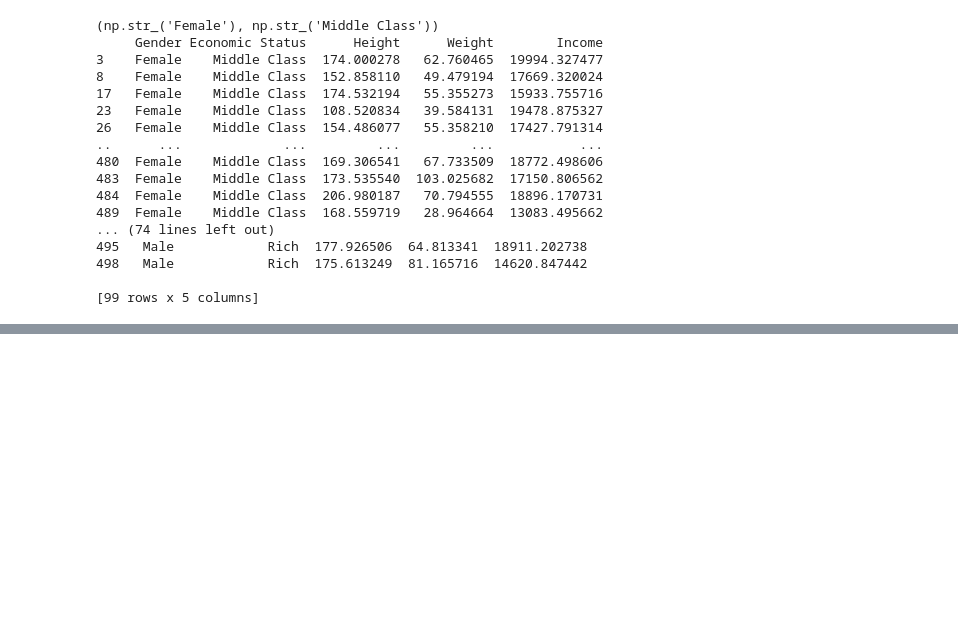
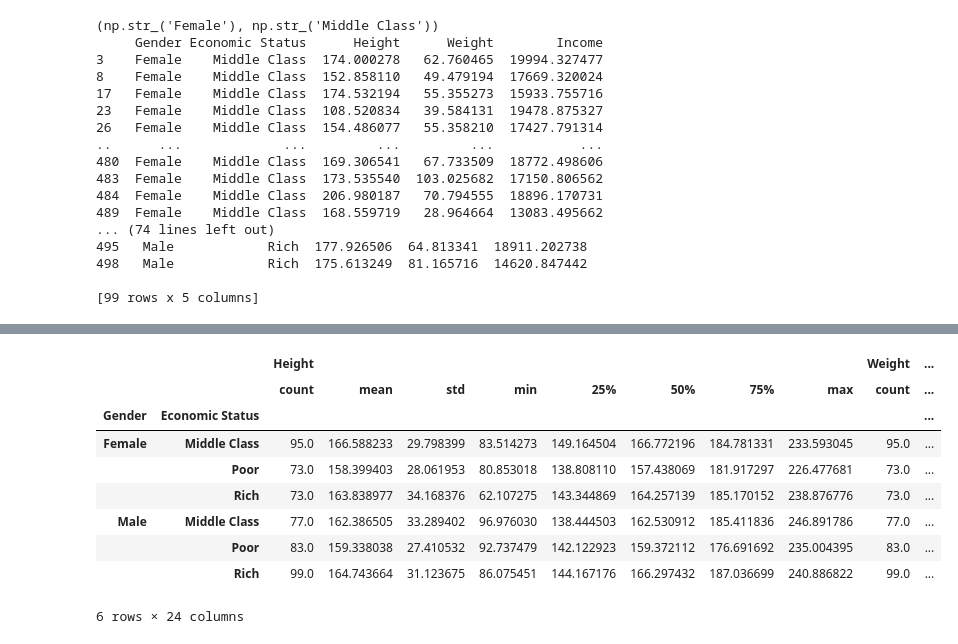
Before and after one commit to cdgutierrez456/data-science-course-gabriel-gomila, a Jupyter notebook: T2 - 3 - Data Cleaning - Agrupacion de datos.ipynb, the cells around one changed output, grey strips where cells are left out. Saved outputs shown, nothing was run; the diff lists cells and outputs as text; code cells hidden in the pictures; blank space fills up the shorter version.

```diff
--- a/T2 - 3 - Data Cleaning - Agrupacion de datos.ipynb
+++ b/T2 - 3 - Data Cleaning - Agrupacion de datos.ipynb
@@ -144,0 +180,13 @@ for names, groups in double_group:
+# %%
+double_group.describe()
+# %% [output]
+|  |  | Height |  |  |  |  |  |  |  | Weight | ... |
+|  |  | count | mean | std | min | 25% | 50% | 75% | max | count | ... |
+| Gender | Economic Status |  |  |  |  |  |  |  |  |  | ... |
+| Female | Middle Class | 95.0 | 166.588233 | 29.798399 | 83.514273 | 149.164504 | 166.772196 | 184.781331 | 233.593045 | 95.0 | ... |
+|  | Poor | 73.0 | 158.399403 | 28.061953 | 80.853018 | 138.808110 | 157.438069 | 181.917297 | 226.477681 | 73.0 | ... |
+|  | Rich | 73.0 | 163.838977 | 34.168376 | 62.107275 | 143.344869 | 164.257139 | 185.170152 | 238.876776 | 73.0 | ... |
+| Male | Middle Class | 77.0 | 162.386505 | 33.289402 | 96.976030 | 138.444503 | 162.530912 | 185.411836 | 246.891786 | 77.0 | ... |
+|  | Poor | 83.0 | 159.338038 | 27.410532 | 92.737479 | 142.122923 | 159.372112 | 176.691692 | 235.004395 | 83.0 | ... |
+|  | Rich | 99.0 | 164.743664 | 31.123675 | 86.075451 | 144.167176 | 166.297432 | 187.036699 | 240.886822 | 99.0 | ... |
+6 rows × 24 columns
```
Also changed, not shown: parts of 10 cells of this notebook.
